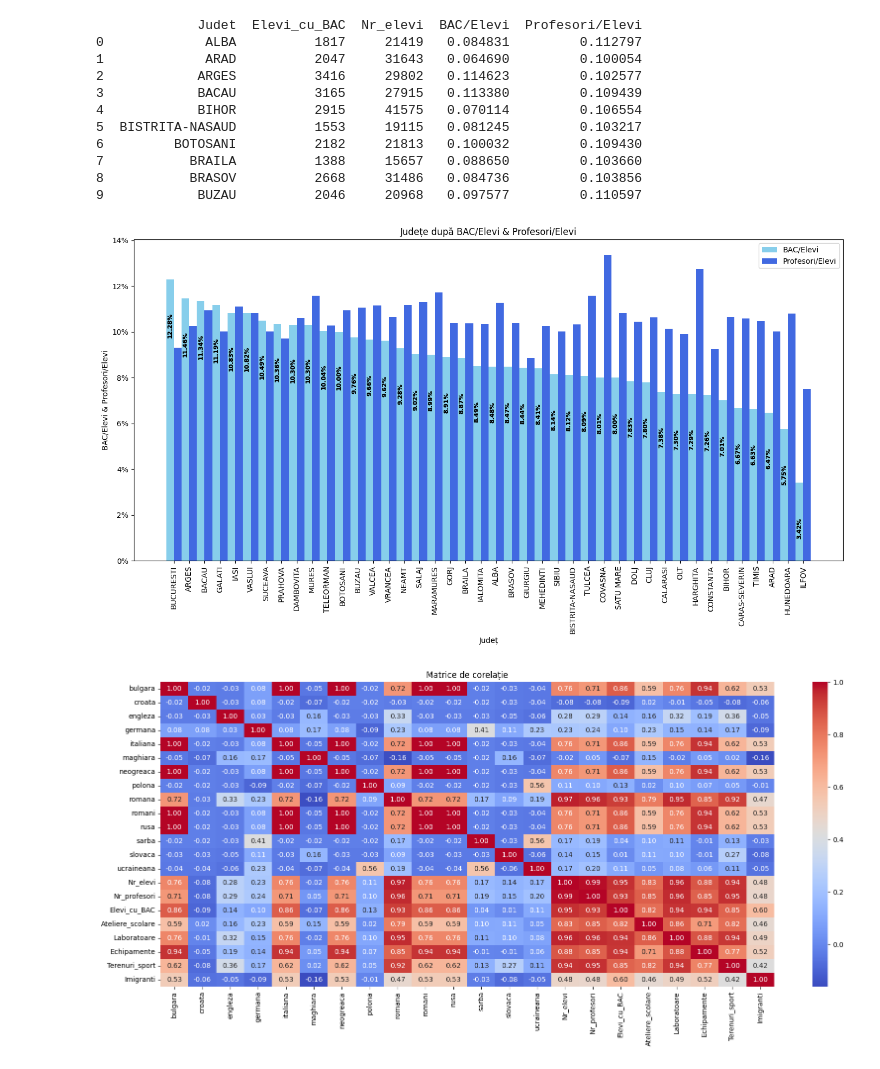
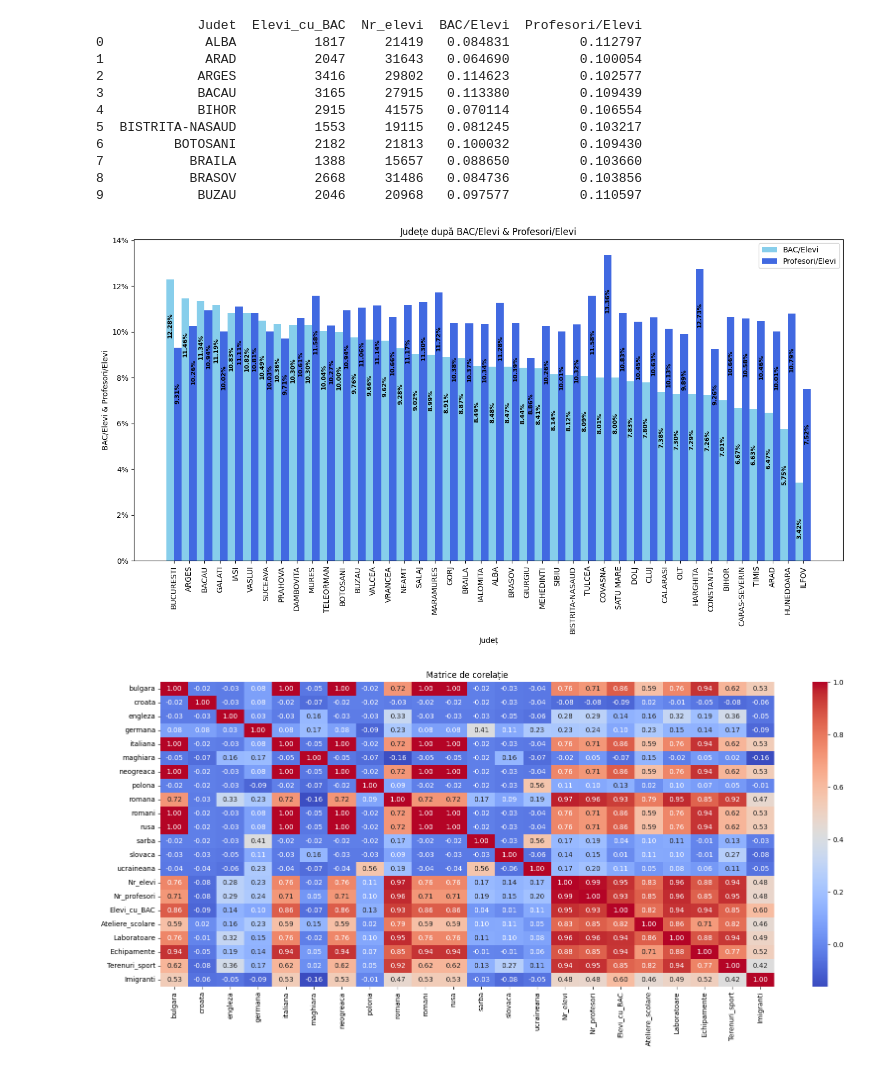
Before and after one commit to VladAlexe/AID2023, a Jupyter notebook: 04.Analiza_exploratorie_a_datelor_Cristea_Irinel.ipynb, the cells around one changed output. Drawn from its saved outputs; the diff is of its cells as text; code cells hidden in the pictures.

Commit message:
Incarcare Notebook EDA
Update: adaugare etichete grafic 'Județe după BAC/Elevi & Profesori/Elevi'

```diff
--- a/04.Analiza_exploratorie_a_datelor_Cristea_Irinel.ipynb
+++ b/04.Analiza_exploratorie_a_datelor_Cristea_Irinel.ipynb
@@ -273,34 +275,35 @@ print(data[['Judet', 'Elevi_cu_BAC', 'Nr_elevi', 'BAC/Elevi', 'Profesori/Elevi']
 # %%
 # Sortare date dupa BAC/Nr_elevi
 sorted_data = data.sort_values(by='BAC/Elevi', ascending=False)
 
 #Creare grafic
 fig, ax = plt.subplots(figsize=(14, 8))
 bar_width = 0.5
 r1 = range(len(sorted_data))
 bars_bac_per_elevi = ax.bar(r1, sorted_data['BAC/Elevi'], width=bar_width, color='skyblue', label='BAC/Elevi', linewidth=1)
 bars_prof_per_elevi = ax.bar([x + bar_width for x in r1], sorted_data['Profesori/Elevi'], width=bar_width, color='royalblue', label='Profesori/Elevi', linewidth=1)
 plt.title('Județe după BAC/Elevi & Profesori/Elevi')
 plt.xlabel('Județ')
 plt.ylabel('BAC/Elevi & Profesori/Elevi')
 plt.xticks([r + bar_width / 2 for r in range(len(sorted_data))], sorted_data['Judet'], rotation=90)
 plt.tight_layout()
 plt.legend()
 ax.yaxis.set_major_formatter(ticker.FuncFormatter(lambda y, _: '{:.0%}'.format(y)))
 ax.grid(False)
 label_offset = 0.02
 
 # Adadaugare etichete
-for bar in bars_bac_per_elevi:
-    yval = bar.get_height()
-    ax.text(bar.get_x() + bar.get_width() / 2, yval - label_offset, f"{yval*100:.2f}%", va='center', ha='center', rotation=90, fontsize=8, fontweight='bold')
-    yval = bar.get_height()
-    ax.text(bar.get_x() + bar.get_width() / 2, yval - label_offset, f"{yval*100:.2f}%", va='center', ha='center', rotation=90, fontsize=8, fontweight='bold')
+for bar1, bar2 in zip(bars_bac_per_elevi, bars_prof_per_elevi):
+    yval1 = bar1.get_height()
+    ax.text(bar1.get_x() + bar1.get_width() / 2, yval1 - label_offset, f"{yval1*100:.2f}%", va='center', ha='center', rotation=90, fontsize=8, fontweight='bold')
+
+    yval2 = bar2.get_height()
+    ax.text(bar2.get_x() + bar2.get_width() / 2, yval2 - label_offset, f"{yval2*100:.2f}%", va='center', ha='center', rotation=90, fontsize=8, fontweight='bold')
 
 # Afisare grafic
 plt.show()
 # %% [output]
-[figure, old version]
+[figure, new version]
 # %%
 # Creare dataframe date interes matrice corelatie
 data_numeric = data.drop(['Judet', 'idSchool', 'BAC/Elevi', 'Profesori/Elevi', 'Medie_elevi_judet'], axis=1)
```
Also changed, not shown: parts of 4 cells of this notebook.
